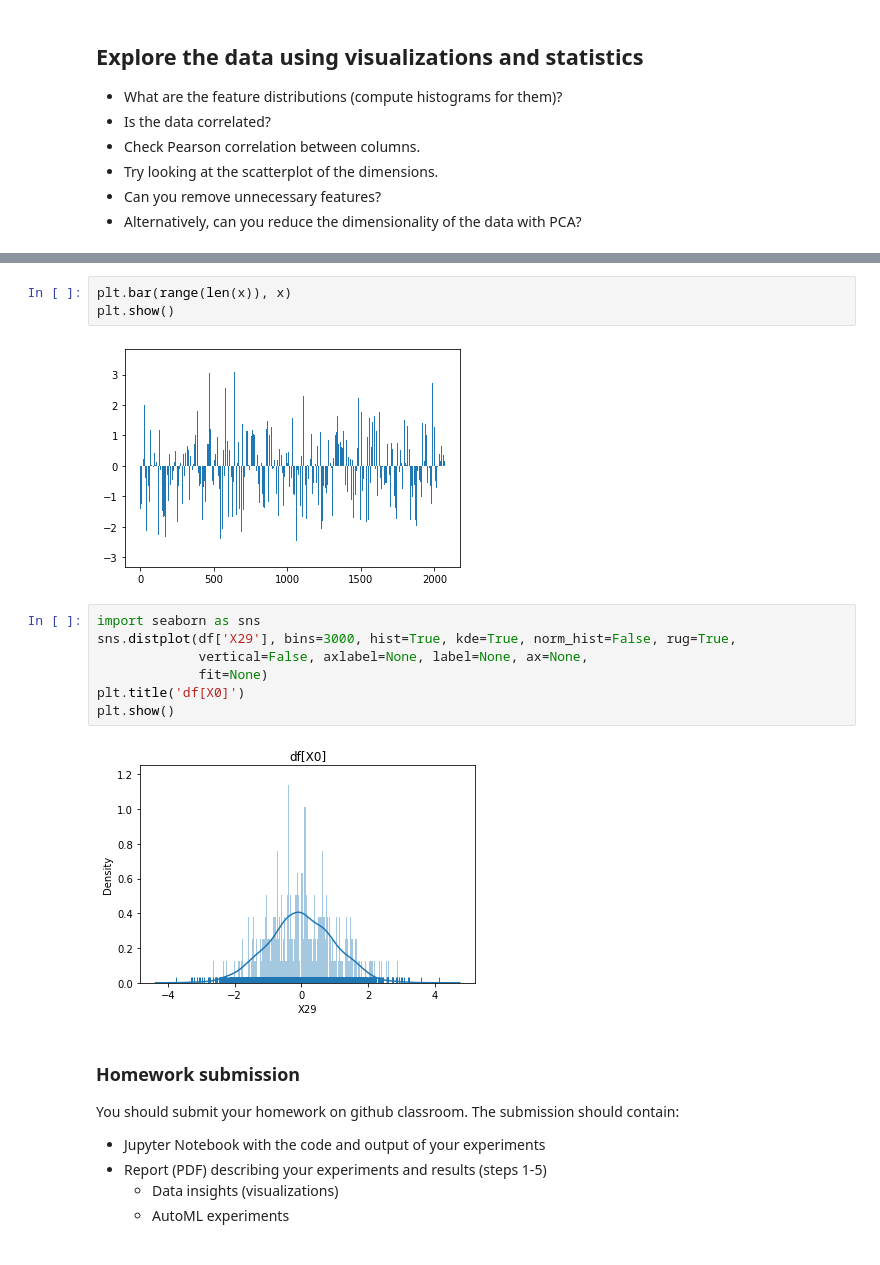
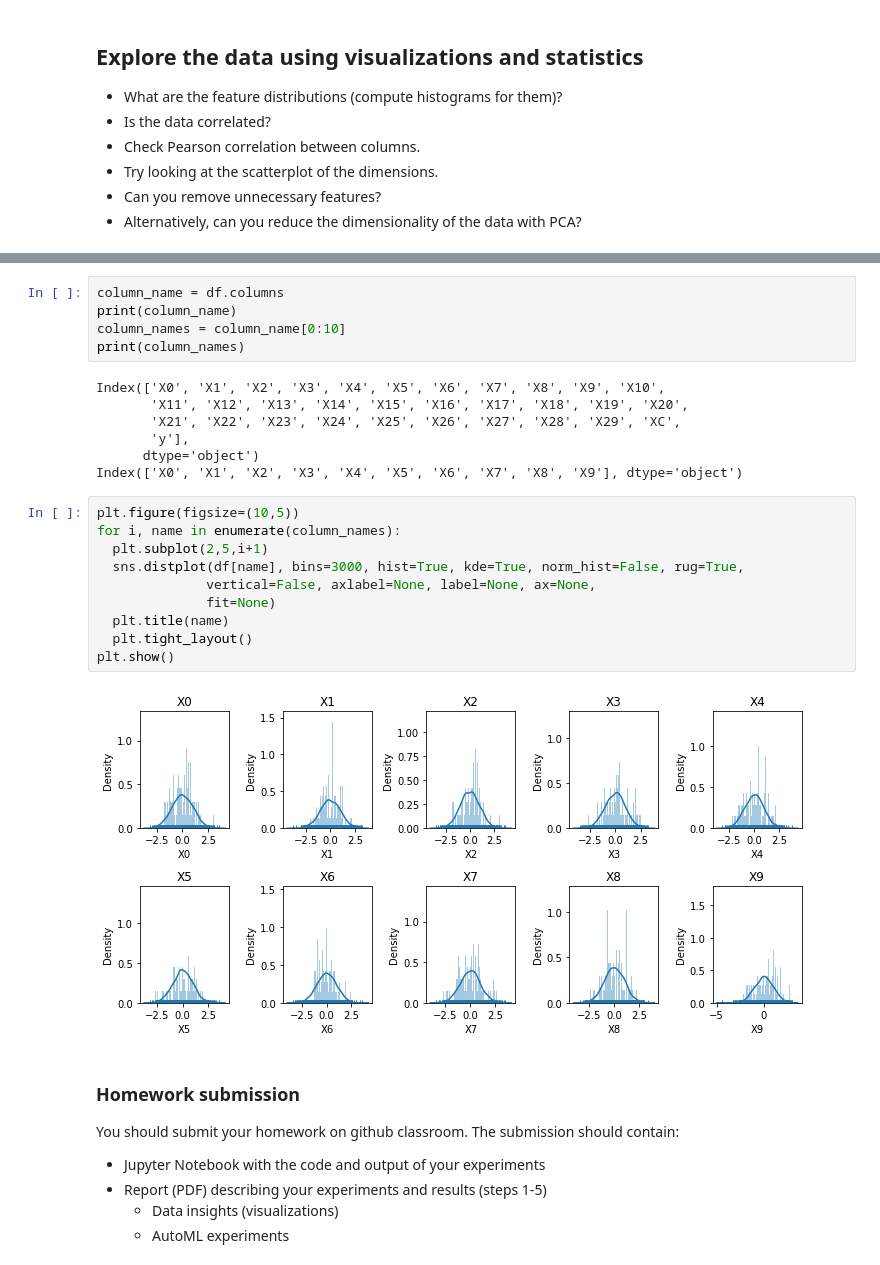
Before and after one commit to yeb2Binfang/CS_9223_Visualization_for_ML, a Jupyter notebook: HW/HW2/HW2-MLChallenge.ipynb, the cells around one changed output, grey strips where cells are left out. Drawn from its saved outputs; the diff is of its cells as text.

```diff
--- a/HW/HW2/HW2-MLChallenge.ipynb
+++ b/HW/HW2/HW2-MLChallenge.ipynb
@@ -77,17 +57,27 @@ Name: X0, Length: 2069, dtype: float64
-# %%
-plt.bar(range(len(x)), x)
-plt.show()
-# %% [output]
-[figure, removed]
+# %%
+column_name = df.columns
+print(column_name)
+column_names = column_name[0:10]
+print(column_names)
+# %% [output]
+Index(['X0', 'X1', 'X2', 'X3', 'X4', 'X5', 'X6', 'X7', 'X8', 'X9', 'X10',
+       'X11', 'X12', 'X13', 'X14', 'X15', 'X16', 'X17', 'X18', 'X19', 'X20',
+       'X21', 'X22', 'X23', 'X24', 'X25', 'X26', 'X27', 'X28', 'X29', 'XC',
+       'y'],
+      dtype='object')
+Index(['X0', 'X1', 'X2', 'X3', 'X4', 'X5', 'X6', 'X7', 'X8', 'X9'], dtype='object')
 # %%
-import seaborn as sns
-sns.distplot(df['X29'], bins=3000, hist=True, kde=True, norm_hist=False, rug=True,
-             vertical=False, axlabel=None, label=None, ax=None,
-             fit=None)
-plt.title('df[X0]')
+plt.figure(figsize=(10,5))
+for i, name in enumerate(column_names):
+  plt.subplot(2,5,i+1)
+  sns.distplot(df[name], bins=3000, hist=True, kde=True, norm_hist=False, rug=True,
+              vertical=False, axlabel=None, label=None, ax=None,
+              fit=None)
+  plt.title(name)
+  plt.tight_layout()
 plt.show()
 # %% [output]
-[figure, old version]
+[figure, new version]
 # %% [markdown]
 ### Homework submission
 
```
Also changed, not shown: parts of 6 cells of this notebook.
